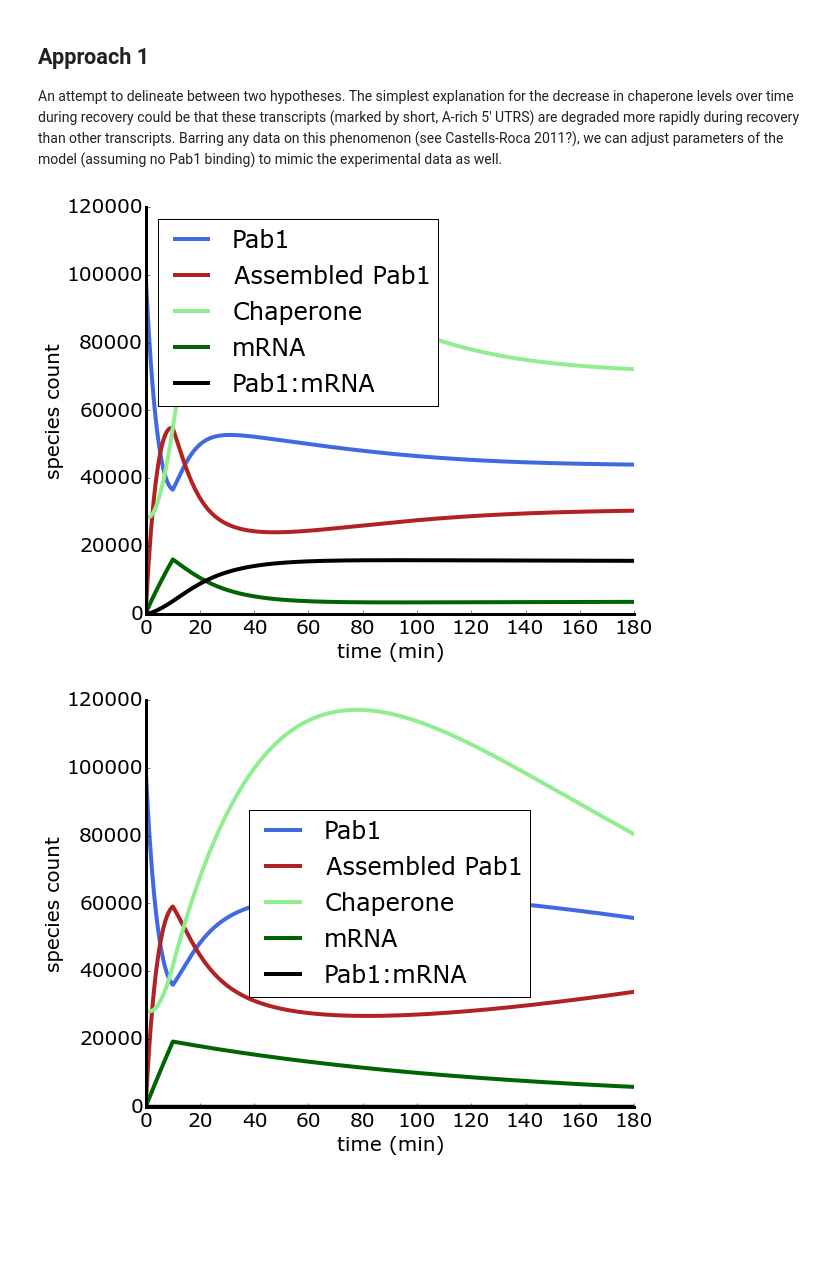
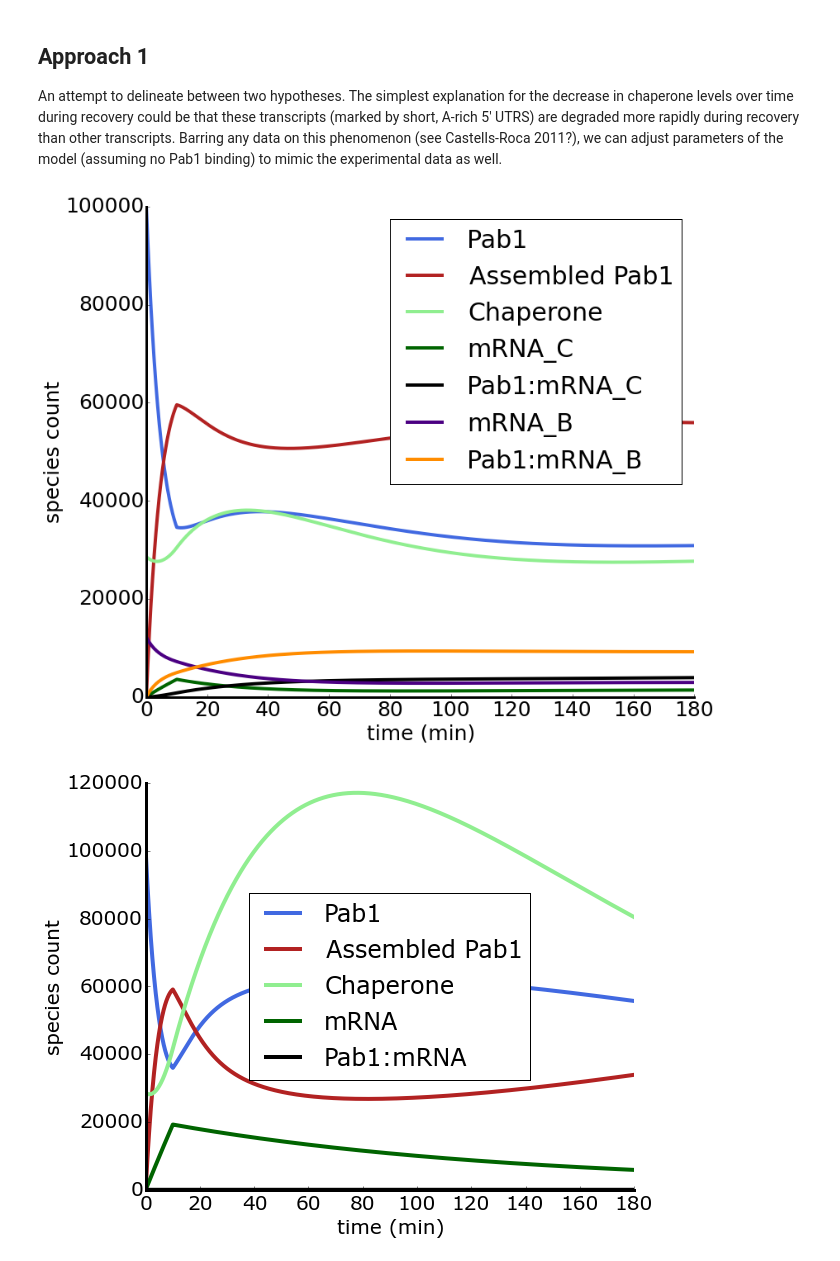
Before and after one commit to haneulyoo/agg_simv2, a Jupyter notebook: jan-2016.ipynb, the cells around one changed output. Saved outputs shown, nothing was run; the diff lists cells and outputs as text; code cells hidden in the pictures; blank space fills up the shorter version.

```diff
--- a/jan-2016.ipynb
+++ b/jan-2016.ipynb
@@ -122,10 +122,10 @@ def run_simulation(deriv, zinit, temp_vec, time_vec, tstep):
 
 def plot_timecourse(old_z, times, T_list, time_vec):
     """Plot output of run_simulation."""
-    names = ['Pab1', 'Assembled Pab1', 'Chaperone', 'mRNA', 'Pab1:mRNA', '$mRNA_B$', '$Pab:mRNA_B$']
+    names = ['Pab1', 'Assembled Pab1', 'Chaperone', 'mRNA_C', 'Pab1:mRNA_C', 'mRNA_B', 'Pab1:mRNA_B']
     colors = ['royalblue', 'firebrick', 'lightgreen', 'darkgreen', 'k', 'indigo', 'darkorange']
 
-    f, ax = plt.subplots(figsize=(9, 7))
+    f, ax = plt.subplots(figsize=(12, 10))
     #f = plt.figure(figsize=(10, 6))
     #gs = gridspec.GridSpec(2, 1, height_ratios=[1, 5])
     #ax2 = plt.subplot(gs[0])
@@ -135,7 +135,7 @@ def plot_timecourse(old_z, times, T_list, time_vec):
     #plt.setp(ax2.get_xticklabels(), visible=False)
     #ax = plt.subplot(gs[1], sharex=ax2)
     #simpleaxis(ax2)
-    for i in xrange(5):
+    for i in xrange(len(names)):
         ax.plot(times, old_z[:, i], label=names[i], c=colors[i], linewidth=4)
     ax.set_xlabel('time (min)')
     ax.set_ylabel('species count')
@@ -152,7 +152,7 @@ def simpleaxis(ax):
 # model schemes
 def Pabreg(z, t, T):
     Ea = 10. # assembly reaction activation energy (arb. units for now)
-    Ea2 = 120. # mRNA production activation energy (arb. units)
+    Ea2 = 100. # mRNA production activation energy (arb. units)
     k1 = .1*np.exp(Ea*(1-(303./T))) # Deactivation (M^-1*min^-1)
     k2 = .000002 # Reactivation
     k3 = .4 # Protein synthesis M^-1*min^-1
@@ -221,14 +221,14 @@ mpl.rcParams['font.weight'] = 'light'
 mpl.rcParams['font.size'] = 25
 # %%
 time_vec = [.1, 10., 180.]
-temp_vec = [317, 317, 303]
+temp_vec = [315, 315, 303]
 zinit = np.array([100000, 0, total_HSP104, 5, 0, 12200, 0])
-x = run_simulation(Pabreg, zinit, temp_vec, time_vec, 0.001)
+x = run_simulation(Pabreg, zinit, temp_vec, time_vec, 0.01)
 
 plot_timecourse(x[0], x[1], x[2], time_vec)
-plt.savefig("PabRegsolution.pdf", dpi=300)
+#plt.savefig("PabRegsolution.pdf", dpi=300)
 # %% [output]
-[figure, old version]
+[figure, new version]
 # %%
 time_vec = [.1, 10., 180.]
 temp_vec = [317, 317, 303]
```
Also changed, not shown: parts of 1 cell of this notebook, 1 other file.
